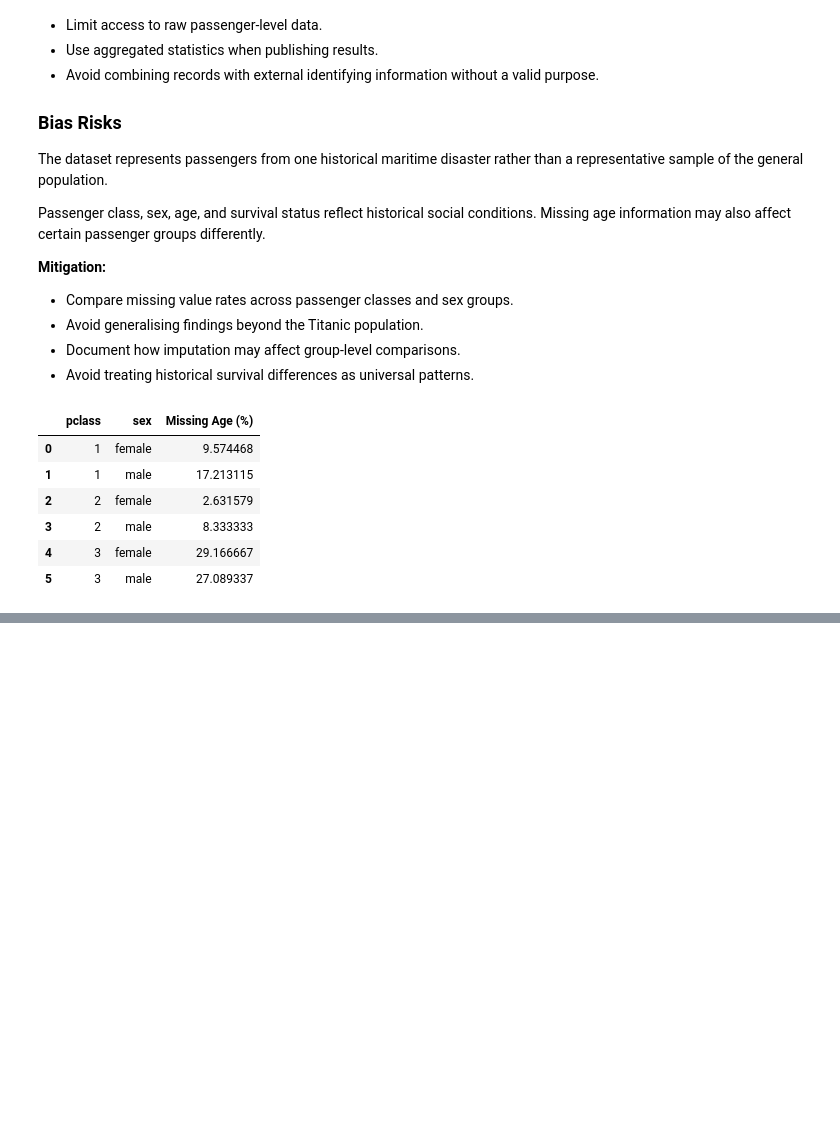
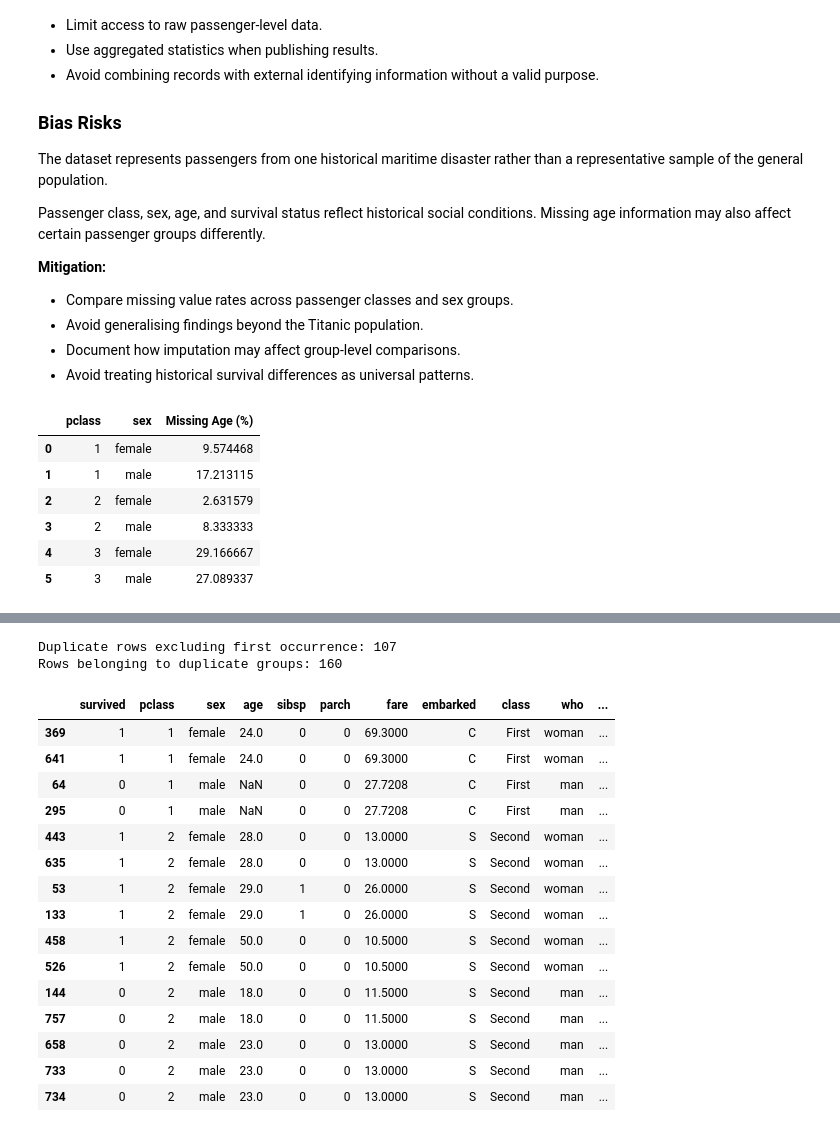
Before and after one commit to A212249-ukm/TTTC3213-Assignment1-DataProfiling, a Jupyter notebook: assignment1.ipynb, the cells around one changed output, grey strips where cells are left out. Drawn from its saved outputs; the diff is of its cells as text; code cells hidden in the pictures; blank space fills up the shorter version.

```diff
--- a/assignment1.ipynb
+++ b/assignment1.ipynb
@@ -628,0 +622,34 @@ Cleaned dataset saved successfully.
+# %%
+
+duplicate_mask = df_original.duplicated(keep=False)
+
+print("Duplicate rows excluding first occurrence:",
+      df_original.duplicated().sum())
+
+print("Rows belonging to duplicate groups:",
+      duplicate_mask.sum())
+
+display(
+    df_original.loc[duplicate_mask]
+    .sort_values(["pclass", "sex", "age", "fare"])
+    .head(15)
+)
+# %% [output]
+Duplicate rows excluding first occurrence: 107
+Rows belonging to duplicate groups: 160
+|  | survived | pclass | sex | age | sibsp | parch | fare | embarked | class | who | ... |
+| 369 | 1 | 1 | female | 24.0 | 0 | 0 | 69.3000 | C | First | woman | ... |
+| 641 | 1 | 1 | female | 24.0 | 0 | 0 | 69.3000 | C | First | woman | ... |
+| 64 | 0 | 1 | male | NaN | 0 | 0 | 27.7208 | C | First | man | ... |
+| 295 | 0 | 1 | male | NaN | 0 | 0 | 27.7208 | C | First | man | ... |
+| 443 | 1 | 2 | female | 28.0 | 0 | 0 | 13.0000 | S | Second | woman | ... |
+| 635 | 1 | 2 | female | 28.0 | 0 | 0 | 13.0000 | S | Second | woman | ... |
+| 53 | 1 | 2 | female | 29.0 | 1 | 0 | 26.0000 | S | Second | woman | ... |
+| 133 | 1 | 2 | female | 29.0 | 1 | 0 | 26.0000 | S | Second | woman | ... |
+| 458 | 1 | 2 | female | 50.0 | 0 | 0 | 10.5000 | S | Second | woman | ... |
+| 526 | 1 | 2 | female | 50.0 | 0 | 0 | 10.5000 | S | Second | woman | ... |
+| 144 | 0 | 2 | male | 18.0 | 0 | 0 | 11.5000 | S | Second | man | ... |
+| 757 | 0 | 2 | male | 18.0 | 0 | 0 | 11.5000 | S | Second | man | ... |
+| 658 | 0 | 2 | male | 23.0 | 0 | 0 | 13.0000 | S | Second | man | ... |
+| 733 | 0 | 2 | male | 23.0 | 0 | 0 | 13.0000 | S | Second | man | ... |
+| 734 | 0 | 2 | male | 23.0 | 0 | 0 | 13.0000 | S | Second | man | ... |
```
Also changed, not shown: parts of 19 cells of this notebook.
